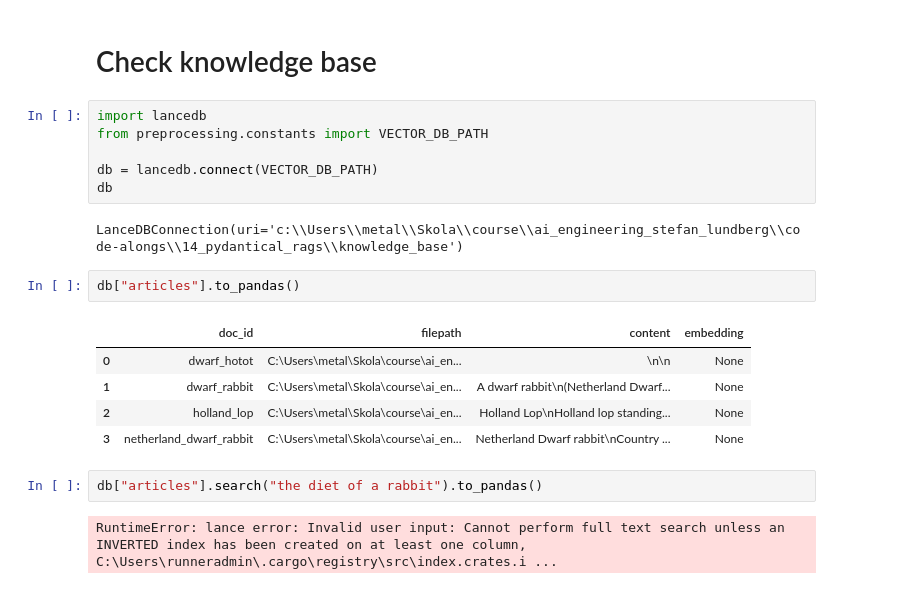
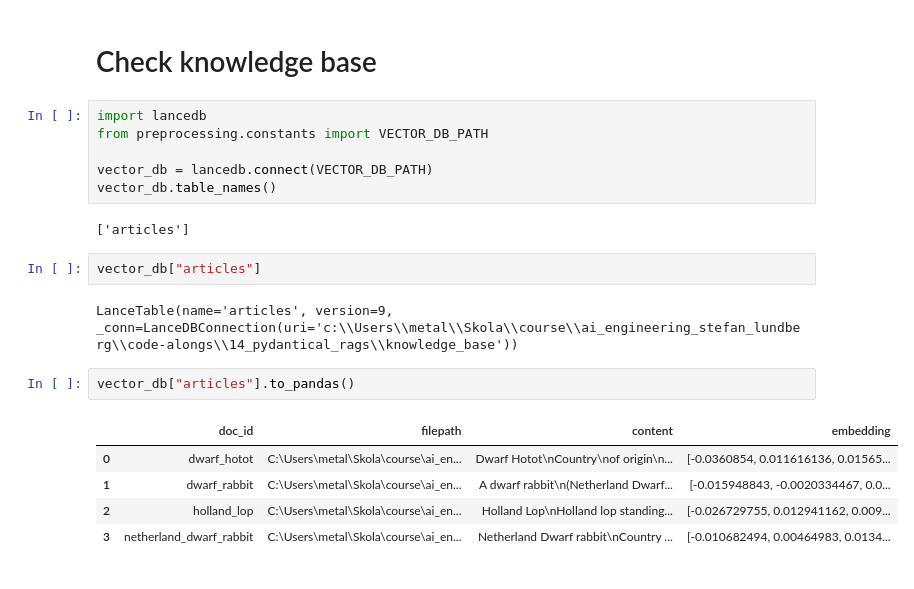
Before and after one commit to StefanLundberg77/ai_engineering_stefan_lundberg, a Jupyter notebook: code-alongs/14_pydantical_rags/explorations.ipynb, the cells around one changed output. Drawn from its saved outputs; the diff is of its cells as text.

```diff
--- a/code-alongs/14_pydantical_rags/explorations.ipynb
+++ b/code-alongs/14_pydantical_rags/explorations.ipynb
@@ -61,19 +63,19 @@ WindowsPath('data/Dwarf_Hotot.txt')
 import lancedb
 from preprocessing.constants import VECTOR_DB_PATH
 
-db = lancedb.connect(VECTOR_DB_PATH)
-db
+vector_db = lancedb.connect(VECTOR_DB_PATH)
+vector_db.table_names()
 # %% [output]
-LanceDBConnection(uri='c:\\Users\\metal\\Skola\\course\\ai_engineering_stefan_lundberg\\code-alongs\\14_pydantical_rags\\knowledge_base')
+['articles']
 # %%
-db["articles"].to_pandas()
+vector_db["articles"]
 # %% [output]
-|  | doc_id | filepath | content | embedding |
-| 0 | dwarf_hotot | C:\Users\metal\Skola\course\ai_en... | \n\n | None |
-| 1 | dwarf_rabbit | C:\Users\metal\Skola\course\ai_en... | A dwarf rabbit\n(Netherland Dwarf... | None |
-| 2 | holland_lop | C:\Users\metal\Skola\course\ai_en... | Holland Lop\nHolland lop standing... | None |
-| 3 | netherland_dwarf_rabbit | C:\Users\metal\Skola\course\ai_en... | Netherland Dwarf rabbit\nCountry ... | None |
+LanceTable(name='articles', version=9, _conn=LanceDBConnection(uri='c:\\Users\\metal\\Skola\\course\\ai_engineering_stefan_lundberg\\code-alongs\\14_pydantical_rags\\knowledge_base'))
-# %%
-db["articles"].search("the diet of a rabbit").to_pandas()
-# %% [output]
-RuntimeError: lance error: Invalid user input: Cannot perform full text search unless an INVERTED index has been created on at least one column, C:\Users\runneradmin\.cargo\registry\src\index.crates.i ...
+# %%
+vector_db["articles"].to_pandas()
+# %% [output]
+|  | doc_id | filepath | content | embedding |
+| 0 | dwarf_hotot | C:\Users\metal\Skola\course\ai_en... | Dwarf Hotot\nCountry\nof origin\n... | [-0.0360854, 0.011616136, 0.01565... |
+| 1 | dwarf_rabbit | C:\Users\metal\Skola\course\ai_en... | A dwarf rabbit\n(Netherland Dwarf... | [-0.015948843, -0.0020334467, 0.0... |
+| 2 | holland_lop | C:\Users\metal\Skola\course\ai_en... | Holland Lop\nHolland lop standing... | [-0.026729755, 0.012941162, 0.009... |
+| 3 | netherland_dwarf_rabbit | C:\Users\metal\Skola\course\ai_en... | Netherland Dwarf rabbit\nCountry ... | [-0.010682494, 0.00464983, 0.0134... |
```
Also changed, not shown: parts of 11 cells of this notebook, 30 other files.
